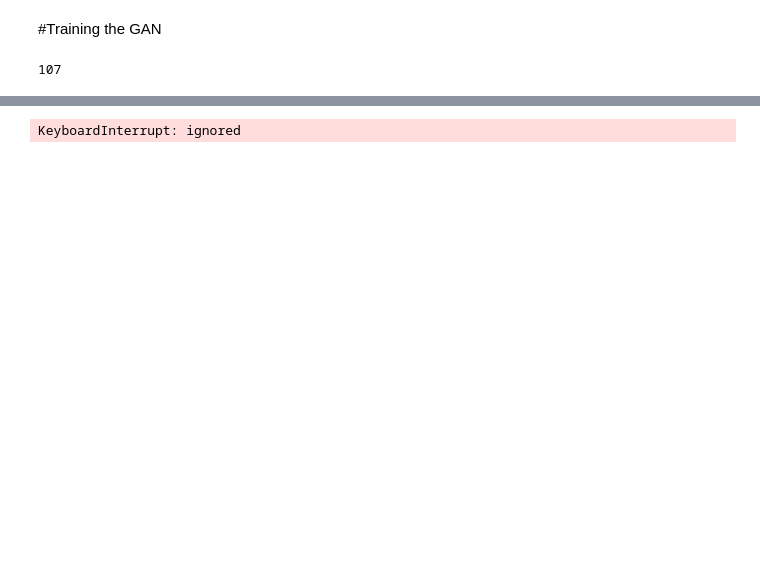
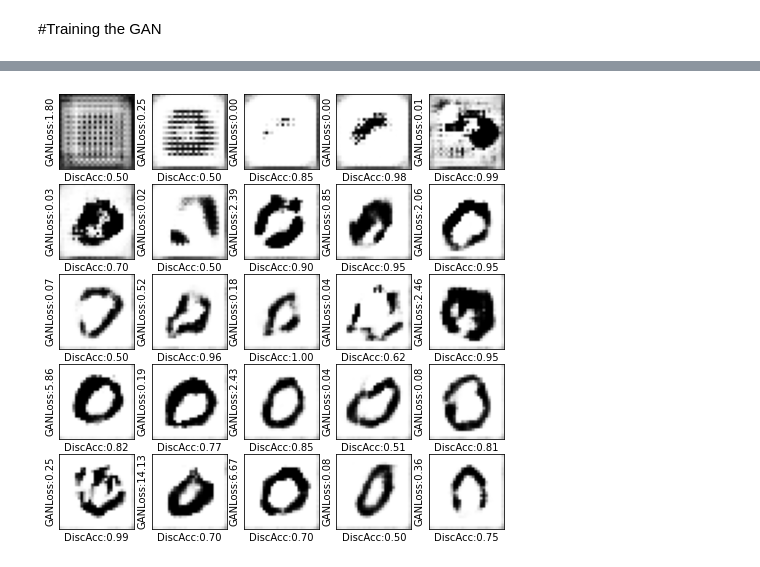
Before and after one commit to rainmaker29/DCGAN-MNIST, a Jupyter notebook: DCGAN.ipynb, the cells around one changed output, grey strips where cells are left out. Drawn from its saved outputs; the diff is of its cells as text; code cells hidden in the pictures; blank space fills up the shorter version.

```diff
--- a/DCGAN.ipynb
+++ b/DCGAN.ipynb
@@ -157,5 +156,5 @@ plt.show()
 # %%
-input_layer = tf.keras.layers.Input(shape=(1,))
+input_layer = tf.keras.layers.Input(shape=(noise_dim,))
 gen_out = generator(input_layer)
 disc_out = discriminator(gen_out)
 
@@ -165,5 +164,5 @@ gan = Model(
 )
 
 discriminator.trainable = False
-
-gan.compile(loss='binary_crossentropy',optimizer=opt,metrics=['accuracy'])
+gan.compile(loss='binary_crossentropy', optimizer=opt, metrics=['accuracy'])
+gan.summary()
@@ -184,36 +186,45 @@ def plot_generated_images(epoch, generator, examples=100, dim=(10,10), figsize=(
-# %%
-epochs=25
-batch_size=128
-steps_per_epoch = int(2*x.shape[0]/batch_size)
-
-print(steps_per_epoch)
-# %% [output]
-107
 # %%
-for e  in range(0,epochs):
-  for step in range(0,steps_per_epoch):
-    true_examples = x[int(batch_size/2)*step:int(batch_size/2)*(step+1)]
-    true_examples = np.reshape(true_examples,(true_examples.shape[0],28,28,1))
+%%time
 
-    noise = np.random.randn(int(batch_size/2),1)
-    gen_examples = generator.predict(noise)
+epochs = 25
+batch_size = 128
+steps_per_epoch = int(2 * x.shape[0]/batch_size)
 
-    x_batch = np.concatenate([gen_examples,true_examples],axis=0)
-    y_batch = np.array([0]*int(batch_size/2) + [1]*int(batch_size/2))
+print('Steps per epoch=', steps_per_epoch)
 
-    indices = np.random.choice(range(batch_size),batch_size,replace=False)
+dp = tfutils.plotting.DynamicPlot(plt, 5, 5, (8, 8))
 
-    x_batch = x_batch[indices]
-    y_batch = y_batch[indices]
+for e in range(0, epochs):
 
-    discriminator.trainable = True
-    discriminator.train_on_batch(x_batch,y_batch)
+    dp.start_of_epoch(e)
 
-    loss,_ = gan.train_on_batch(noise,np.ones((int(batch_size/2),1)))
-    _,acc = discriminator.evaluate(x_batch,y_batch,verbose=False)
+    for step in range(0, steps_per_epoch):
+        true_examples = x[int(batch_size/2)*step: int(batch_size/2)*(step + 1)]
+        true_examples = np.reshape(true_examples, (true_examples.shape[0], 28, 28, 1))
 
-  noise = np.random.randn(1,1)
-  gen_image = generator.predict(noise)[0]
-  gen_image = np.reshape(gen_image,(28,28))
-  print("Accuracy {0}, Loss {1}".format(acc,loss))
+        noise = np.random.randn(int(batch_size/2), noise_dim)
+        generated_examples = generator.predict(noise)
+
+        x_batch = np.concatenate([generated_examples, true_examples], axis=0)
+        y_batch = np.array([0] * int(batch_size/2) + [1] * int(batch_size/2))
+
+        indices = np.random.choice(range(batch_size), batch_size, replace=False)
+        x_batch = x_batch[indices]
+        y_batch = y_batch[indices]
+
+        # train the discriminator
+        discriminator.trainable = True
+        discriminator.train_on_batch(x_batch, y_batch)
+        discriminator.trainable = False
+
+        # train the generator
+        loss, _ = gan.train_on_batch(noise, np.ones((int(batch_size/2), 1)))
+
+        _, acc = discriminator.evaluate(x_batch, y_batch, verbose=False)
+
+    noise = np.random.randn(1, noise_dim)
+    generated_example = generator.predict(noise)[0]
+
+    dp.end_of_epoch(np.reshape(generated_example, (28, 28)), 'binary',
+                   'DiscAcc:{:.2f}'.format(acc), 'GANLoss:{:.2f}'.format(loss))
 # %% [output]
@@ -222 +234 @@ Accuracy 1.0, Loss 9.923967361450195
-KeyboardInterrupt: ignored
+[figure, added]
```
Also changed, not shown: parts of 17 cells of this notebook.
